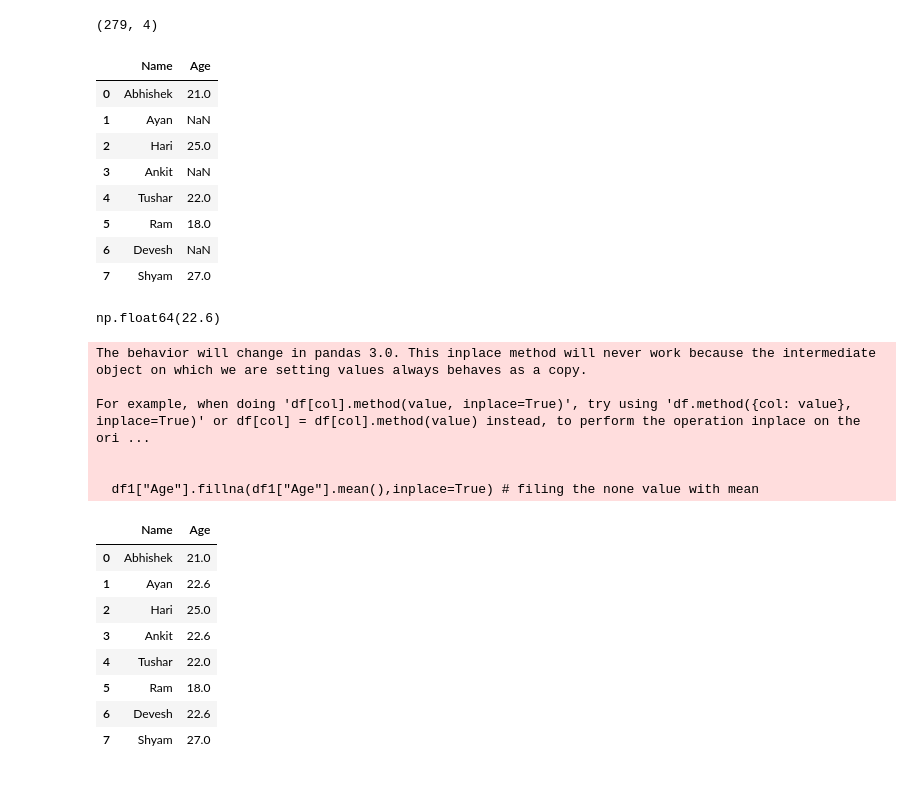
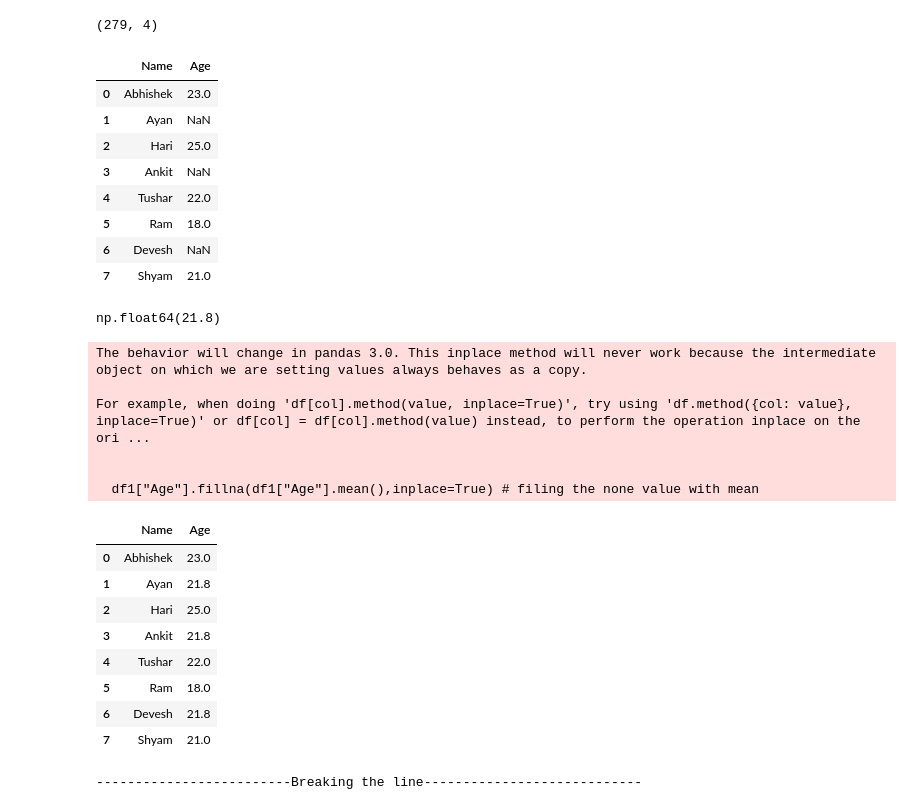
Before and after one commit to vedprakash8721/Abhishek-Data-Science-Portfolio, a Jupyter notebook: Python/Module 8 ( Pandas )/Pandas Advance V2.ipynb, the cells around one changed output. Drawn from its saved outputs; the diff is of its cells as text; code cells hidden in the pictures.

```diff
--- a/Python/Module 8 ( Pandas )/Pandas Advance V2.ipynb
+++ b/Python/Module 8 ( Pandas )/Pandas Advance V2.ipynb
@@ -187,39 +187,41 @@ None
 # %%
 # Pandas Advance V2 :
 data={
     "Name": [ "Abhishek"," Ayan","Hari", "Ankit", " Tushar","Ram","Devesh","Shyam"],
-    "Age": [21,None,25,None,22,18,None,27]
+    "Age": [23,None,25,None,22,18,None,21]
 }
 df1=pd.DataFrame(data)
 display(df1)
 
 # filling the data frame
 display(df1["Age"].mean())
 df1["Age"].fillna(df1["Age"].mean(),inplace=True) # filing the none value with mean
 display(df1)
+print("-------------------------Breaking the line----------------------------\n")
 # %% [output]
 |  | Name | Age |
-| 0 | Abhishek | 21.0 |
+| 0 | Abhishek | 23.0 |
 | 1 | Ayan | NaN |
 | 2 | Hari | 25.0 |
 | 3 | Ankit | NaN |
 | 4 | Tushar | 22.0 |
 | 5 | Ram | 18.0 |
 | 6 | Devesh | NaN |
-| 7 | Shyam | 27.0 |
+| 7 | Shyam | 21.0 |
-np.float64(22.6)
+np.float64(21.8)
 The behavior will change in pandas 3.0. This inplace method will never work because the intermediate object on which we are setting values always behaves as a copy.
 
 For example, when doing 'df[col].method(value, inplace=True)', try using 'df.method({col: value}, inplace=True)' or df[col] = df[col].method(value) instead, to perform the operation inplace on the ori ...
 
 
   df1["Age"].fillna(df1["Age"].mean(),inplace=True) # filing the none value with mean
 |  | Name | Age |
-| 0 | Abhishek | 21.0 |
-| 1 | Ayan | 22.6 |
+| 0 | Abhishek | 23.0 |
+| 1 | Ayan | 21.8 |
 | 2 | Hari | 25.0 |
-| 3 | Ankit | 22.6 |
+| 3 | Ankit | 21.8 |
 | 4 | Tushar | 22.0 |
 | 5 | Ram | 18.0 |
-| 6 | Devesh | 22.6 |
-| 7 | Shyam | 27.0 |
+| 6 | Devesh | 21.8 |
+| 7 | Shyam | 21.0 |
+-------------------------Breaking the line----------------------------
```
